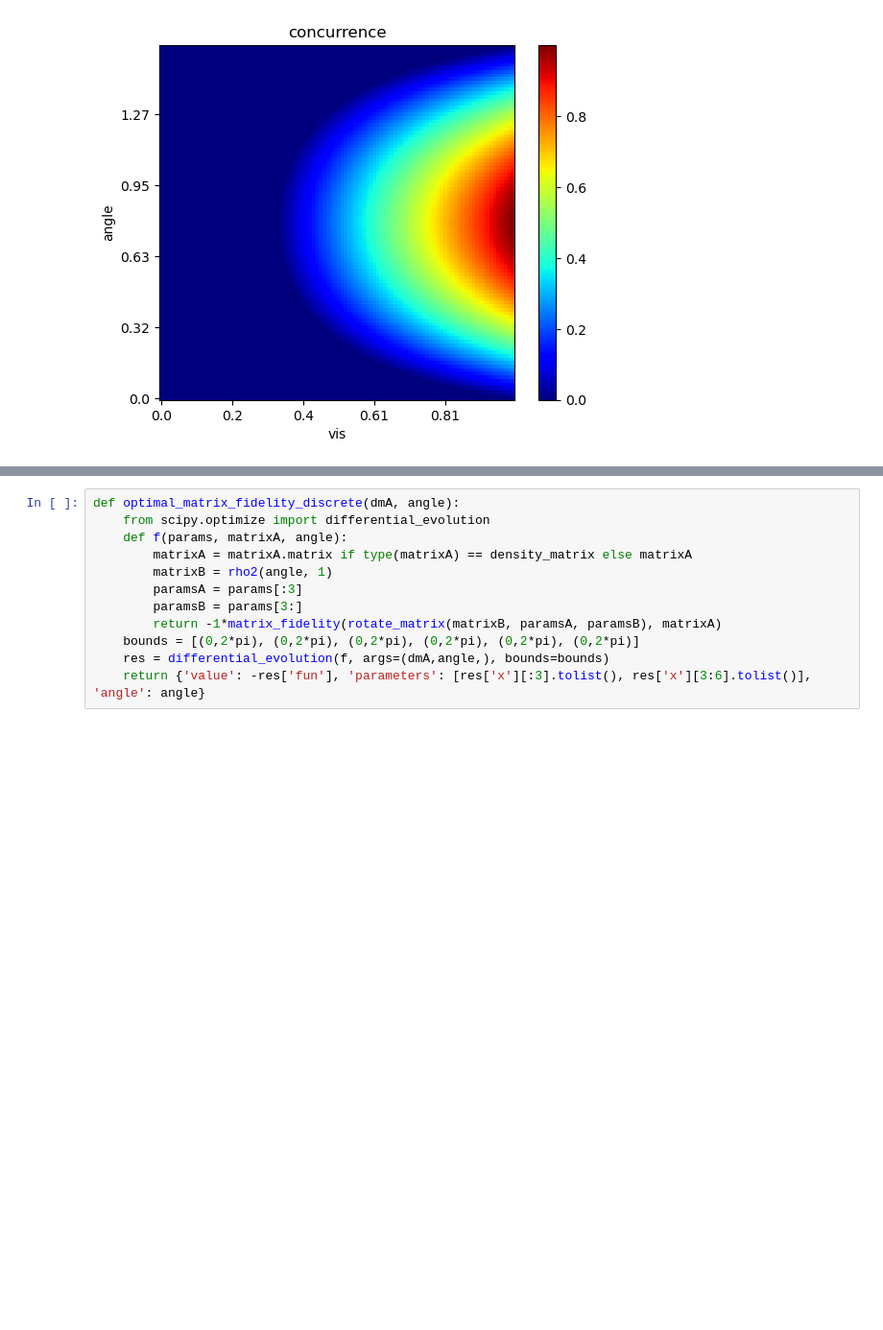
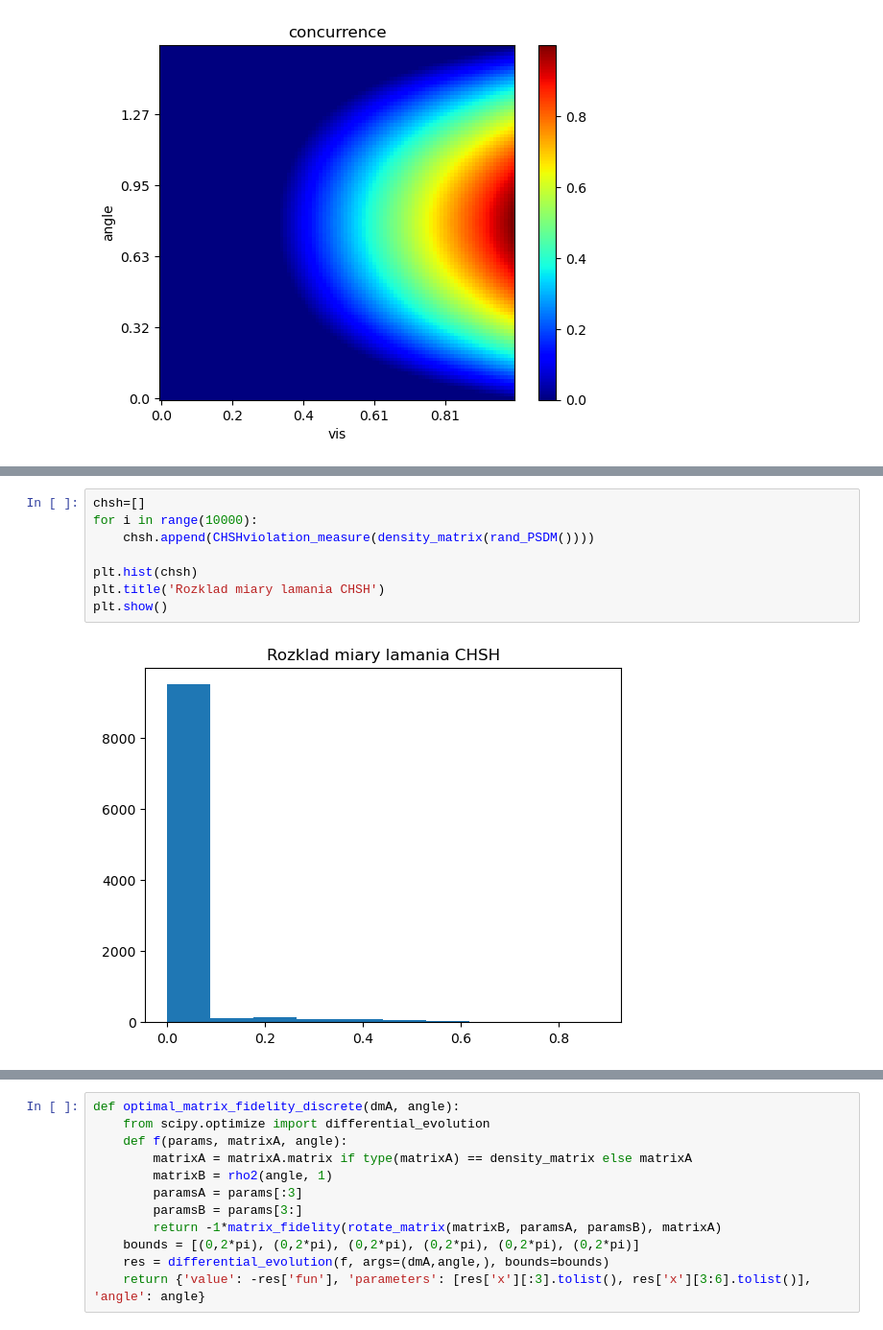
Before and after one commit to jkwiecien765/WernerTomography2, a Jupyter notebook: werner.ipynb, the cells around one changed output, grey strips where cells are left out. Shown at 96% size. Cells and saved outputs as stored; diff of their text form; blank space fills up the shorter version.

```diff
--- a/werner.ipynb
+++ b/werner.ipynb
@@ -628,0 +649,10 @@ plt.show()
+# %%
+chsh=[]
+for i in range(10000):
+    chsh.append(CHSHviolation_measure(density_matrix(rand_PSDM())))
+
+plt.hist(chsh)
+plt.title('Rozklad miary lamania CHSH')
+plt.show()
+# %% [output]
+[figure, added]
```
Also changed, not shown: parts of 14 cells of this notebook, 1 other file.
